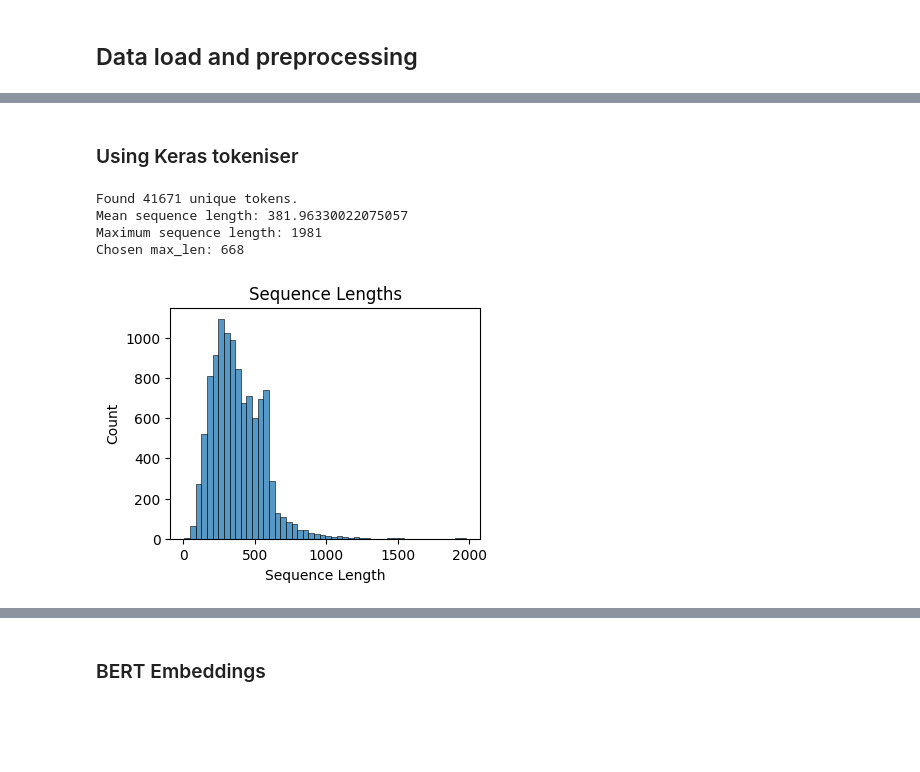
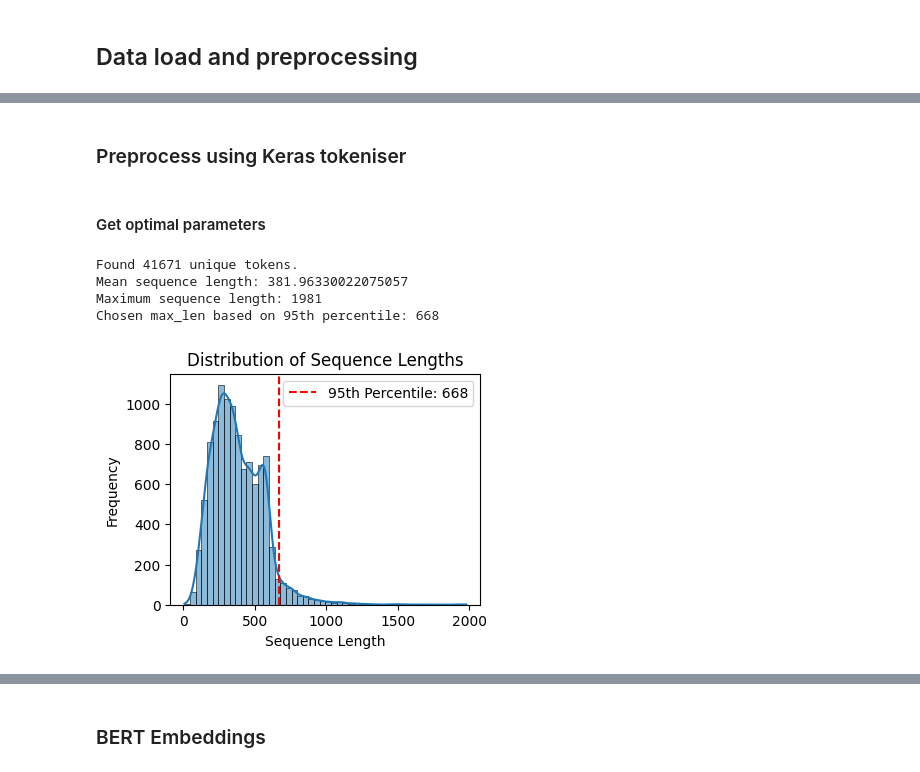
Before and after one commit to vennietweek/aita-analysis-tool, a Jupyter notebook: models/Neural_Networks.ipynb, the cells around one changed output, grey strips where cells are left out. Cells and saved outputs as stored; diff of their text form; code cells hidden in the pictures; blank space fills up the shorter version.

```diff
--- a/models/Neural_Networks.ipynb
+++ b/models/Neural_Networks.ipynb
@@ -31,32 +55,45 @@ test_labels = np.asarray(df_test['flag']).astype('float32')
 # %% [markdown]
-### Using Keras tokeniser
+### Preprocess using Keras tokeniser
+# %% [markdown]
+#### Get optimal parameters
 # %%
-# Find optimal max length for Keras tokeniser
+def get_optimal_params(texts):
 
-tokenizer = Tokenizer(num_words=100000)
-tokenizer.fit_on_texts(train_texts)
-word_index = tokenizer.word_index
-sequences = tokenizer.texts_to_sequences(train_texts)
-sequence_lengths = [len(seq) for seq in sequences]
+    # Initialize the tokenizer with a very high num_words to include all words
+    tokenizer = Tokenizer(num_words=100000)
+    tokenizer.fit_on_texts(texts)
+    word_index = tokenizer.word_index
+    sequences = tokenizer.texts_to_sequences(texts)
+    sequence_lengths = [len(seq) for seq in sequences]
 
-# Print sequence length statistics and choose max_len based on 95th percentile
-print(f'Found {len(word_index)} unique tokens.')
-print(f"Mean sequence length: {np.mean(sequence_lengths)}")
-print(f"Maximum sequence length: {np.max(sequence_lengths)}")
-max_len_sequences = int(np.percentile(sequence_lengths, 95))
-vocab_size = len(word_index) + 1
-print(f"Chosen max_len: {max_len_sequences}")
+    # Calculate and print statistics about sequence lengths
+    mean_length = np.mean(sequence_lengths)
+    max_length = np.max(sequence_lengths)
+    max_len = int(np.percentile(sequence_lengths, 95))
+    vocab_size = len(word_index) + 1  # Including 0 index for padding
 
-# Plot sequence lengths
-plt.figure(figsize=(4, 3))
-sns.histplot(sequence_lengths, bins=50)
-plt.title("Sequence Lengths")
-plt.xlabel("Sequence Length")
-plt.ylabel("Count")
-plt.show()
+    print(f'Found {len(word_index)} unique tokens.')
+    print(f"Mean sequence length: {mean_length}")
+    print(f"Maximum sequence length: {max_length}")
+    print(f"Chosen max_len based on 95th percentile: {max_len}")
+
+    # Plot the distribution of sequence lengths
+    plt.figure(figsize=(4, 3))
+    sns.histplot(sequence_lengths, bins=50, kde=True)
+    plt.title("Distribution of Sequence Lengths")
+    plt.xlabel("Sequence Length")
+    plt.ylabel("Frequency")
+    plt.axvline(x=max_len, color='red', linestyle='--', label=f'95th Percentile: {max_len}')
+    plt.legend()
+    plt.show()
+
+    return max_len, vocab_size
-# %% [output]
-Found 41671 unique tokens.
-Mean sequence length: 381.96330022075057
-Maximum sequence length: 1981
-Chosen max_len: 668
-[figure, removed]
+# %%
+# Get optimal parameters
+max_len, vocab_size = get_optimal_params(train_texts)
+# %% [output]
+Found 41671 unique tokens.
+Mean sequence length: 381.96330022075057
+Maximum sequence length: 1981
+Chosen max_len based on 95th percentile: 668
+[figure, added]
```
Also changed, not shown: parts of 17 cells of this notebook.
